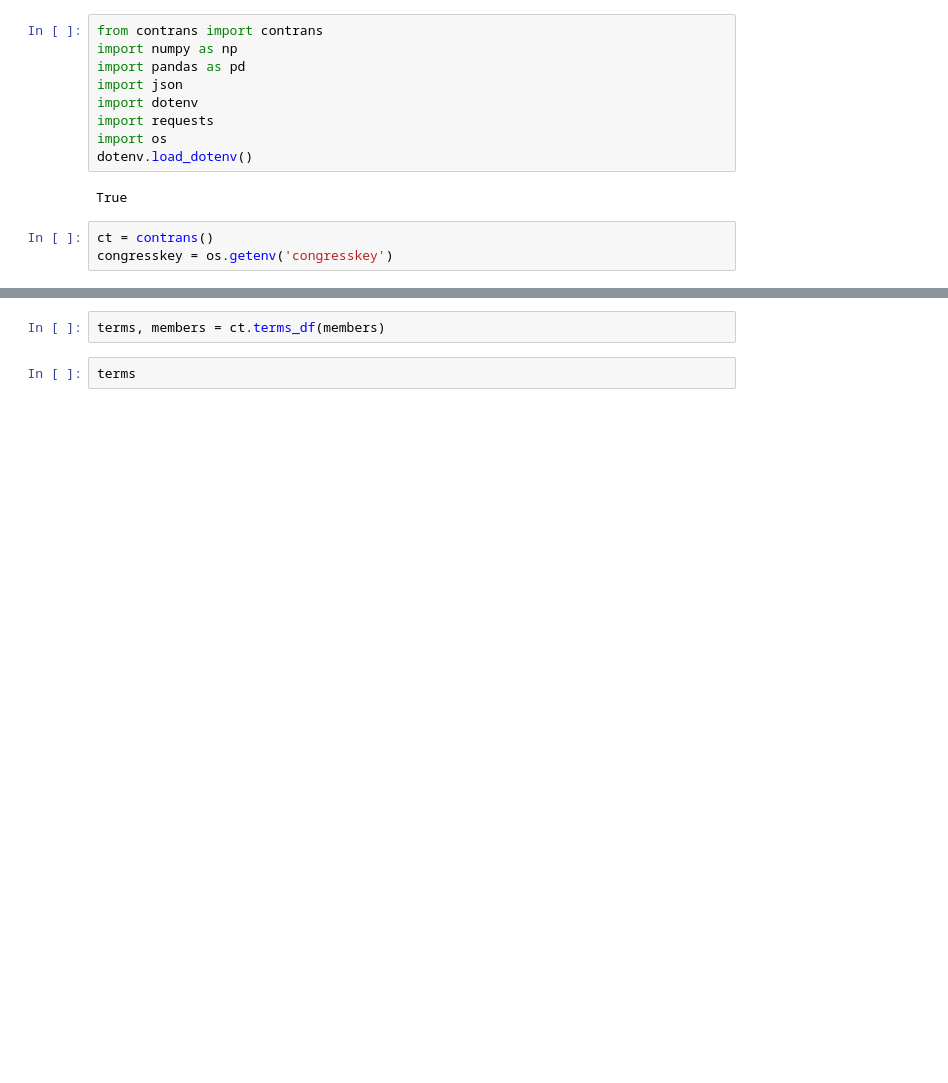
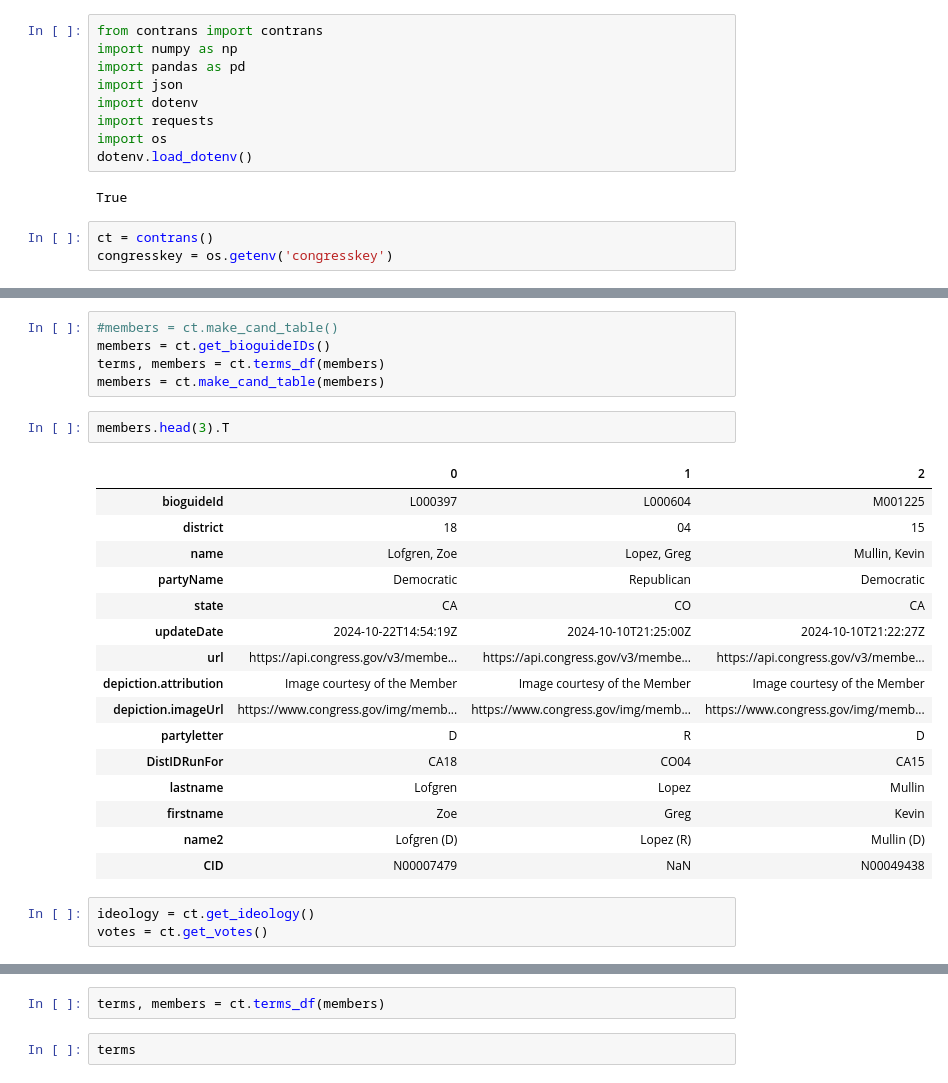
Before and after one commit to clarencew0083/contrans2024, a Jupyter notebook: sandbox.ipynb, the cells around one changed output, grey strips where cells are left out. Cells and saved outputs as stored; diff of their text form; blank space fills up the shorter version.

```diff
--- a/sandbox.ipynb
+++ b/sandbox.ipynb
@@ -31,0 +15,27 @@ members
+# %%
+#members = ct.make_cand_table()
+members = ct.get_bioguideIDs()
+terms, members = ct.terms_df(members)
+members = ct.make_cand_table(members)
+# %%
+members.head(3).T
+# %% [output]
+|  | 0 | 1 | 2 |
+| bioguideId | L000397 | L000604 | M001225 |
+| district | 18 | 04 | 15 |
+| name | Lofgren, Zoe | Lopez, Greg | Mullin, Kevin |
+| partyName | Democratic | Republican | Democratic |
+| state | CA | CO | CA |
+| updateDate | 2024-10-22T14:54:19Z | 2024-10-10T21:25:00Z | 2024-10-10T21:22:27Z |
+| url | https://api.congress.gov/v3/membe... | https://api.congress.gov/v3/membe... | https://api.congress.gov/v3/membe... |
+| depiction.attribution | Image courtesy of the Member | Image courtesy of the Member | Image courtesy of the Member |
+| depiction.imageUrl | https://www.congress.gov/img/memb... | https://www.congress.gov/img/memb... | https://www.congress.gov/img/memb... |
+| partyletter | D | R | D |
+| DistIDRunFor | CA18 | CO04 | CA15 |
+| lastname | Lofgren | Lopez | Mullin |
+| firstname | Zoe | Greg | Kevin |
+| name2 | Lofgren (D) | Lopez (R) | Mullin (D) |
+| CID | N00007479 | NaN | N00049438 |
+# %%
+ideology = ct.get_ideology()
+votes = ct.get_votes()
```
Also changed, not shown: parts of 3 cells of this notebook, 1 other file.
